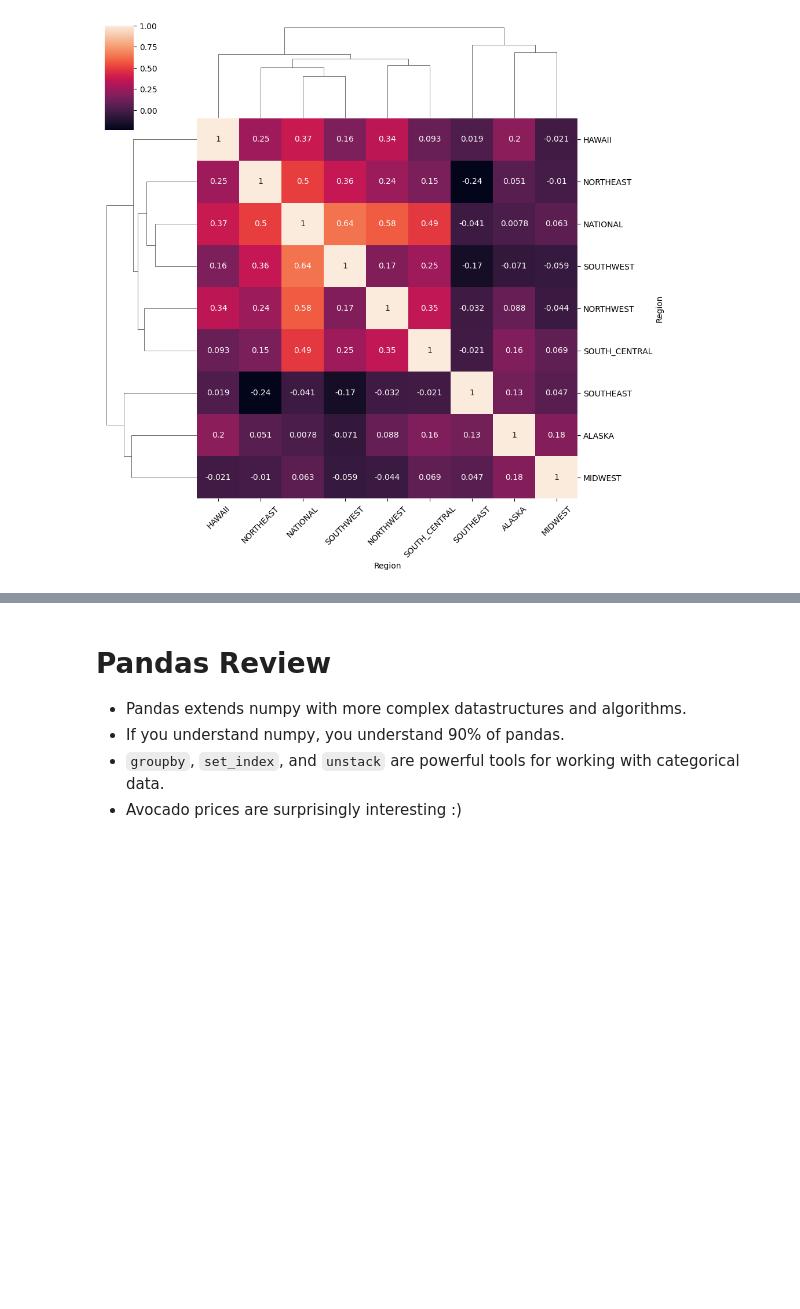
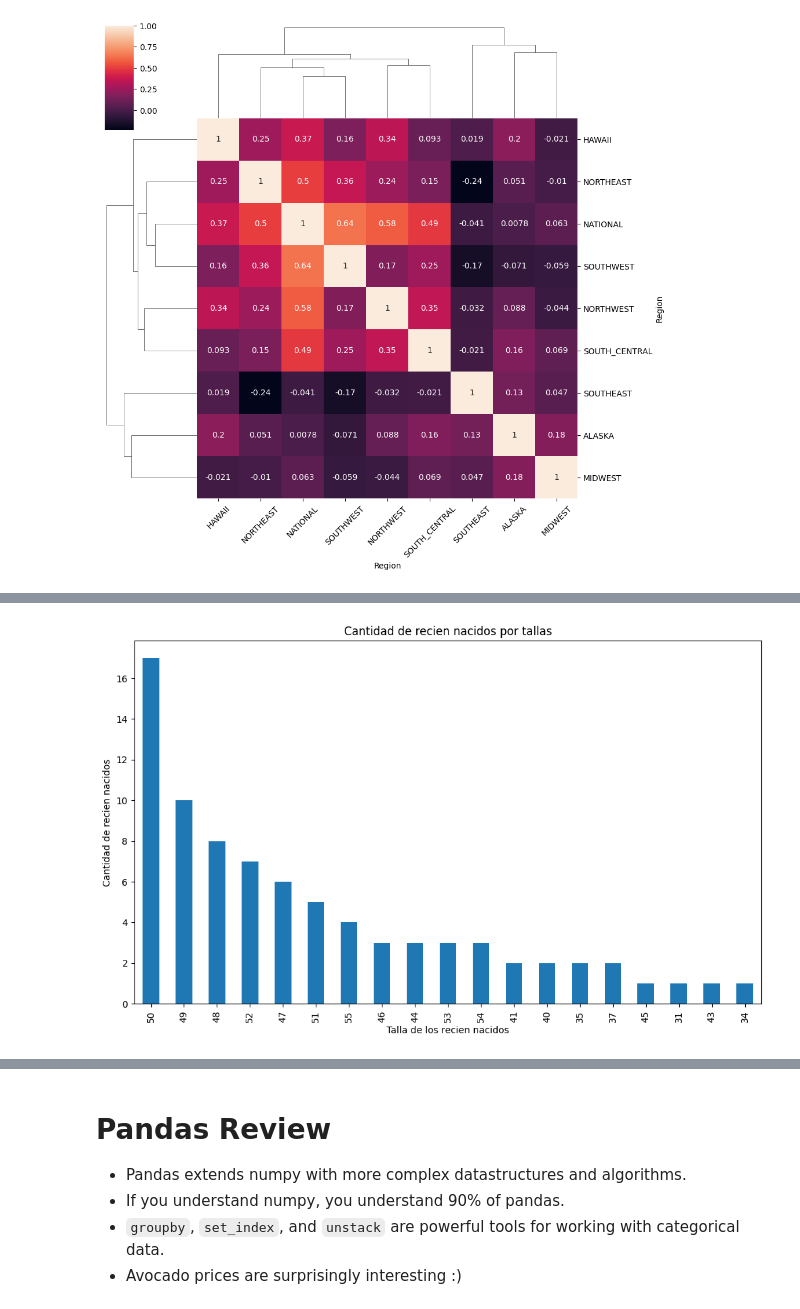
Before and after one commit to sgarciarod/MetNumUN2023II, a Jupyter notebook: Lab2/sgarciarod_Lab2.ipynb, the cells around one changed output, grey strips where cells are left out. Saved outputs shown, nothing was run; the diff lists cells and outputs as text; code cells hidden in the pictures; blank space fills up the shorter version.

```diff
--- a/Lab2/sgarciarod_Lab2.ipynb
+++ b/Lab2/sgarciarod_Lab2.ipynb
@@ -1665,0 +1719,8 @@ ax.set_xticklabels(ax.get_xticklabels(), rotation=45);
+# %%
+nacidos[13].value_counts().plot(kind='bar');
+
+plt.xlabel('Talla de los recien nacidos')
+plt.ylabel('Cantidad de recien nacidos')
+plt.title("Cantidad de recien nacidos por tallas");
+# %% [output]
+[figure, added]
```
Also changed, not shown: parts of 38 cells of this notebook.
